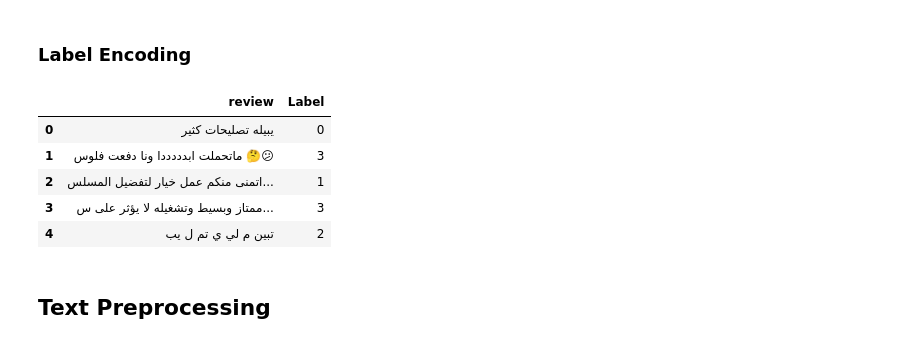
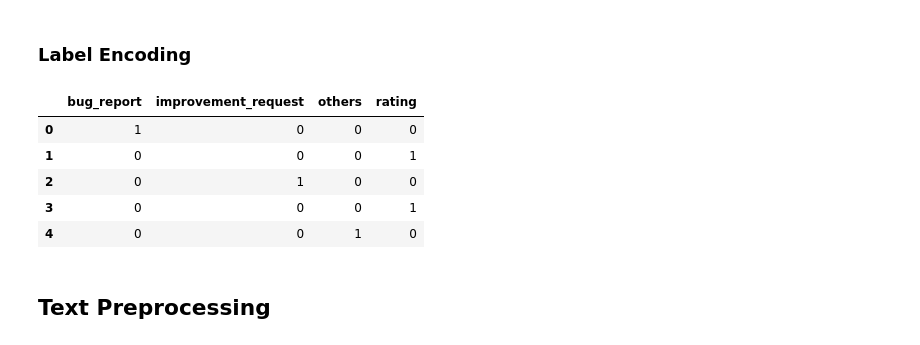
Before and after one commit to MalikOG/NLP-Project, a Jupyter notebook: Preprocessing.ipynb, the cells around one changed output. Saved outputs shown, nothing was run; the diff lists cells and outputs as text; code cells hidden in the pictures.

Commit message:
Updated preprocessing

```diff
--- a/Preprocessing.ipynb
+++ b/Preprocessing.ipynb
@@ -149,18 +149,16 @@ check_target_dist(df)
 # %% [markdown]
 ### Label Encoding
 # %%
-from sklearn.preprocessing import LabelEncoder
-encoder = LabelEncoder()
-df.Label = encoder.fit_transform(df.Label)
+labels = pd.get_dummies(df.Label, dtype=np.int32)
 # %%
-df.head()
+labels.head()
 # %% [output]
-|  | review | Label |
-| 0 | يبيله تصليحات كثير | 0 |
-| 1 | ماتحملت ابدددددا ونا دفعت فلوس 🤔😕 | 3 |
-| 2 | اتمنى منكم عمل خيار لتفضيل المسلس... | 1 |
-| 3 | ممتاز وبسيط وتشغيله لا يؤثر على س... | 3 |
-| 4 | تبين م لي ي تم ل يب | 2 |
+|  | bug_report | improvement_request | others | rating |
+| 0 | 1 | 0 | 0 | 0 |
+| 1 | 0 | 0 | 0 | 1 |
+| 2 | 0 | 1 | 0 | 0 |
+| 3 | 0 | 0 | 0 | 1 |
+| 4 | 0 | 0 | 1 | 0 |
 # %% [markdown]
 ## Text Preprocessing
 # %%
```
Also changed, not shown: parts of 2 cells of this notebook.
